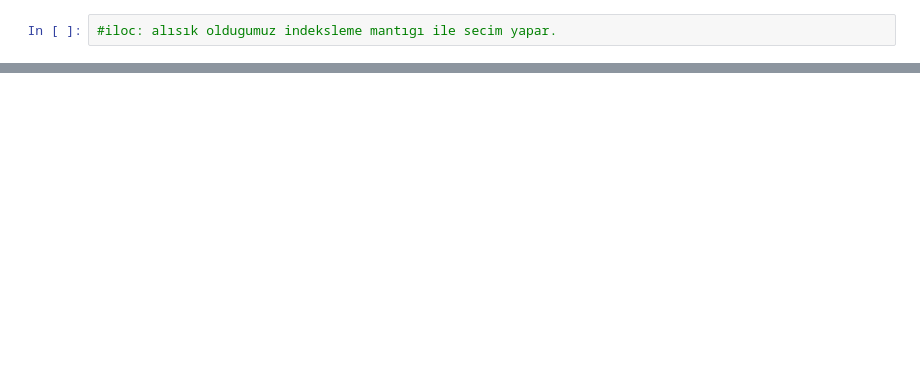
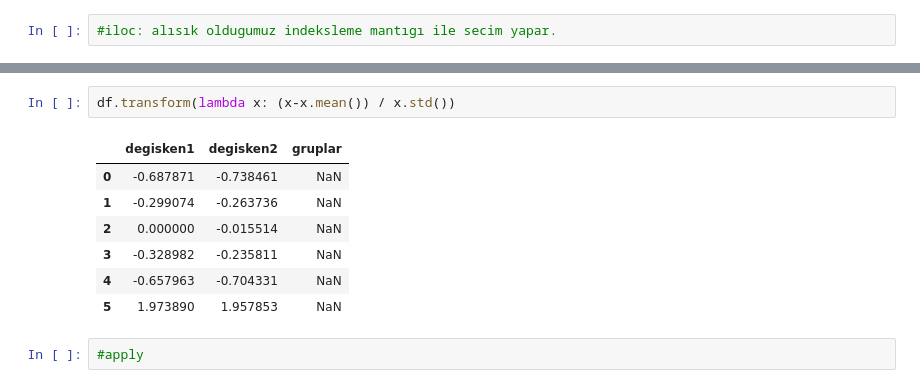
Before and after one commit to IbrahimErkan/Python-Programlama, a Jupyter notebook: DataManipulation-PANDAS.ipynb, the cells around one changed output, grey strips where cells are left out. Saved outputs shown, nothing was run; the diff lists cells and outputs as text; blank space fills up the shorter version.

```diff
--- a/DataManipulation-PANDAS.ipynb
+++ b/DataManipulation-PANDAS.ipynb
@@ -1018,0 +1037,12 @@ df.groupby("gruplar").filter(filter_func)
+# %%
+df.transform(lambda x: (x-x.mean()) / x.std())
+# %% [output]
+|  | degisken1 | degisken2 | gruplar |
+| 0 | -0.687871 | -0.738461 | NaN |
+| 1 | -0.299074 | -0.263736 | NaN |
+| 2 | 0.000000 | -0.015514 | NaN |
+| 3 | -0.328982 | -0.235811 | NaN |
+| 4 | -0.657963 | -0.704331 | NaN |
+| 5 | 1.973890 | 1.957853 | NaN |
+# %%
+#apply
```
Also changed, not shown: parts of 142 cells of this notebook.
